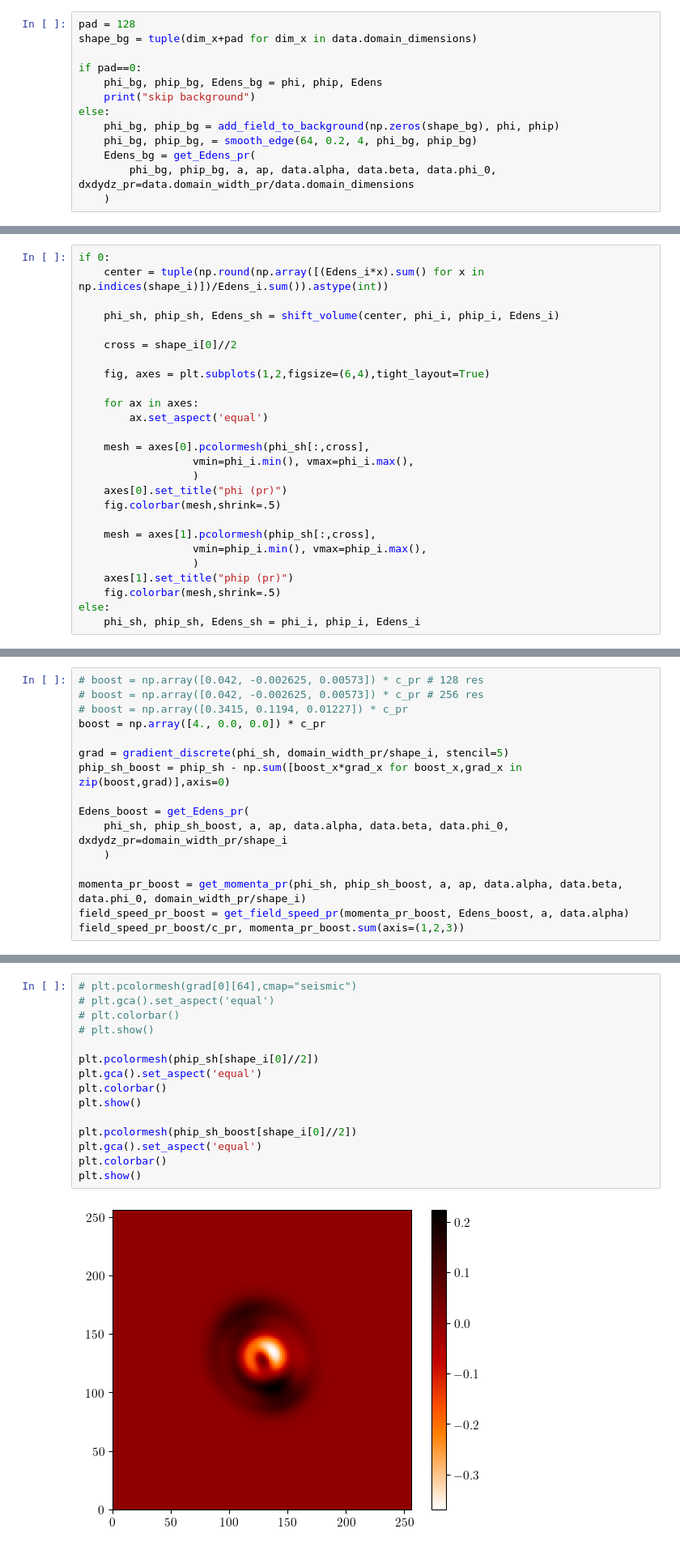
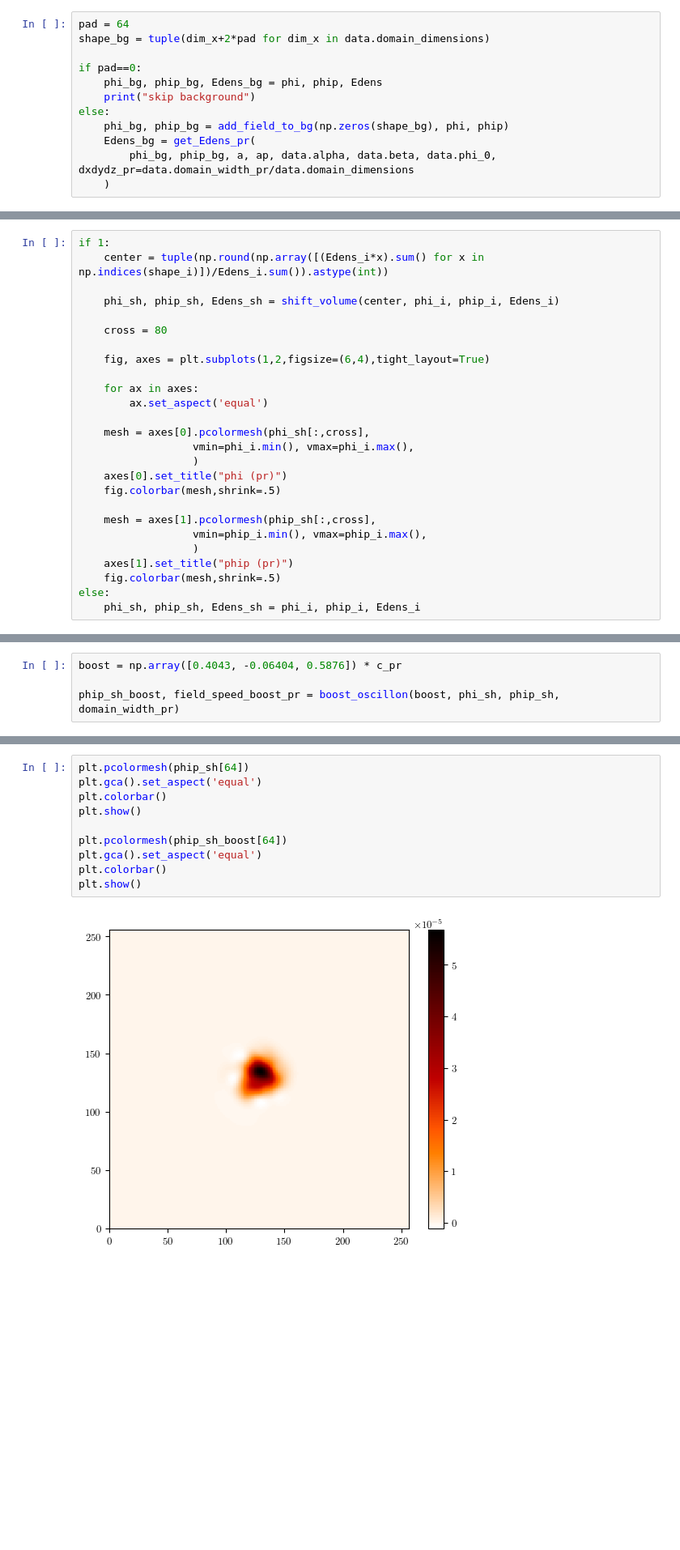
Before and after one commit to yangelaxue/Colliding-Oscillons, a Jupyter notebook: Boost Oscillon.ipynb, the cells around one changed output, grey strips where cells are left out. Shown at 81% size. Saved outputs shown, nothing was run; the diff lists cells and outputs as text; blank space fills up the shorter version.

```diff
--- a/Boost Oscillon.ipynb
+++ b/Boost Oscillon.ipynb
@@ -104,13 +123,12 @@ plt.show()
 # %%
-pad = 128
-shape_bg = tuple(dim_x+pad for dim_x in data.domain_dimensions)
+pad = 64
+shape_bg = tuple(dim_x+2*pad for dim_x in data.domain_dimensions)
 
 if pad==0:
     phi_bg, phip_bg, Edens_bg = phi, phip, Edens
     print("skip background")
 else:
-    phi_bg, phip_bg = add_field_to_background(np.zeros(shape_bg), phi, phip)
-    phi_bg, phip_bg, = smooth_edge(64, 0.2, 4, phi_bg, phip_bg)
+    phi_bg, phip_bg = add_field_to_bg(np.zeros(shape_bg), phi, phip)
     Edens_bg = get_Edens_pr(
         phi_bg, phip_bg, a, ap, data.alpha, data.beta, data.phi_0, dxdydz_pr=data.domain_width_pr/data.domain_dimensions
     )
@@ -215,12 +215,12 @@ plt.show()
 # %% [markdown]
 ## Shift oscillon to center
 # %%
-if 0:
+if 1:
     center = tuple(np.round(np.array([(Edens_i*x).sum() for x in np.indices(shape_i)])/Edens_i.sum()).astype(int))
 
     phi_sh, phip_sh, Edens_sh = shift_volume(center, phi_i, phip_i, Edens_i)
 
-    cross = shape_i[0]//2
+    cross = 80
 
     fig, axes = plt.subplots(1,2,figsize=(6,4),tight_layout=True)
 
@@ -276,16 +279,0 @@ field_speed_pr/c_pr, momenta_pr.sum(axis=(1,2,3))
-# %%
-# boost = np.array([0.042, -0.002625, 0.00573]) * c_pr # 128 res
-# boost = np.array([0.042, -0.002625, 0.00573]) * c_pr # 256 res
-# boost = np.array([0.3415, 0.1194, 0.01227]) * c_pr
-boost = np.array([4., 0.0, 0.0]) * c_pr
-
-grad = gradient_discrete(phi_sh, domain_width_pr/shape_i, stencil=5)
-phip_sh_boost = phip_sh - np.sum([boost_x*grad_x for boost_x,grad_x in zip(boost,grad)],axis=0)
-
-Edens_boost = get_Edens_pr(
-    phi_sh, phip_sh_boost, a, ap, data.alpha, data.beta, data.phi_0, dxdydz_pr=domain_width_pr/shape_i
-    )
-
-momenta_pr_boost = get_momenta_pr(phi_sh, phip_sh_boost, a, ap, data.alpha, data.beta, data.phi_0, domain_width_pr/shape_i)
-field_speed_pr_boost = get_field_speed_pr(momenta_pr_boost, Edens_boost, a, data.alpha)
-field_speed_pr_boost/c_pr, momenta_pr_boost.sum(axis=(1,2,3))
@@ -294,0 +328,4 @@ field_speed_pr_boost/c_pr, momenta_pr_boost.sum(axis=(1,2,3))
+# %%
+boost = np.array([0.4043, -0.06404, 0.5876]) * c_pr
+
+phip_sh_boost, field_speed_boost_pr = boost_oscillon(boost, phi_sh, phip_sh, domain_width_pr)
@@ -295,17 +335,12 @@ field_speed_pr_boost/c_pr, momenta_pr_boost.sum(axis=(1,2,3))
 # %%
-# plt.pcolormesh(grad[0][64],cmap="seismic")
-# plt.gca().set_aspect('equal')
-# plt.colorbar()
-# plt.show()
-
-plt.pcolormesh(phip_sh[shape_i[0]//2])
+plt.pcolormesh(phip_sh[64])
 plt.gca().set_aspect('equal')
 plt.colorbar()
 plt.show()
 
-plt.pcolormesh(phip_sh_boost[shape_i[0]//2])
+plt.pcolormesh(phip_sh_boost[64])
 plt.gca().set_aspect('equal')
 plt.colorbar()
 plt.show()
 # %% [output]
-[figure, old version]
+[figure, new version]
```
Also changed, not shown: parts of 21 cells of this notebook, 23 other files.
